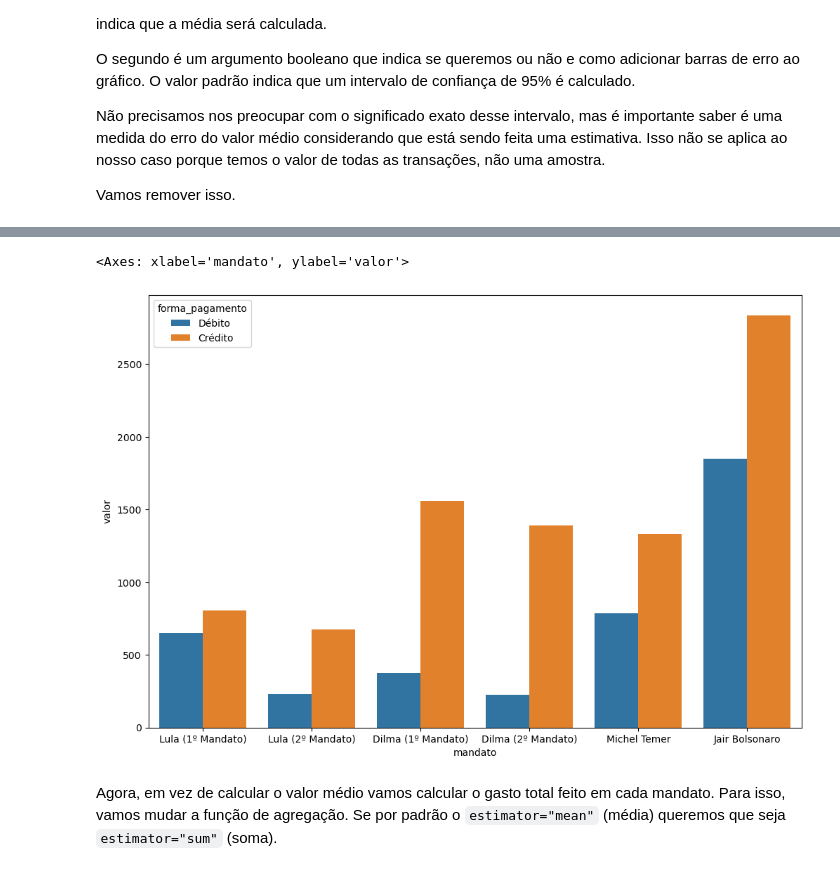
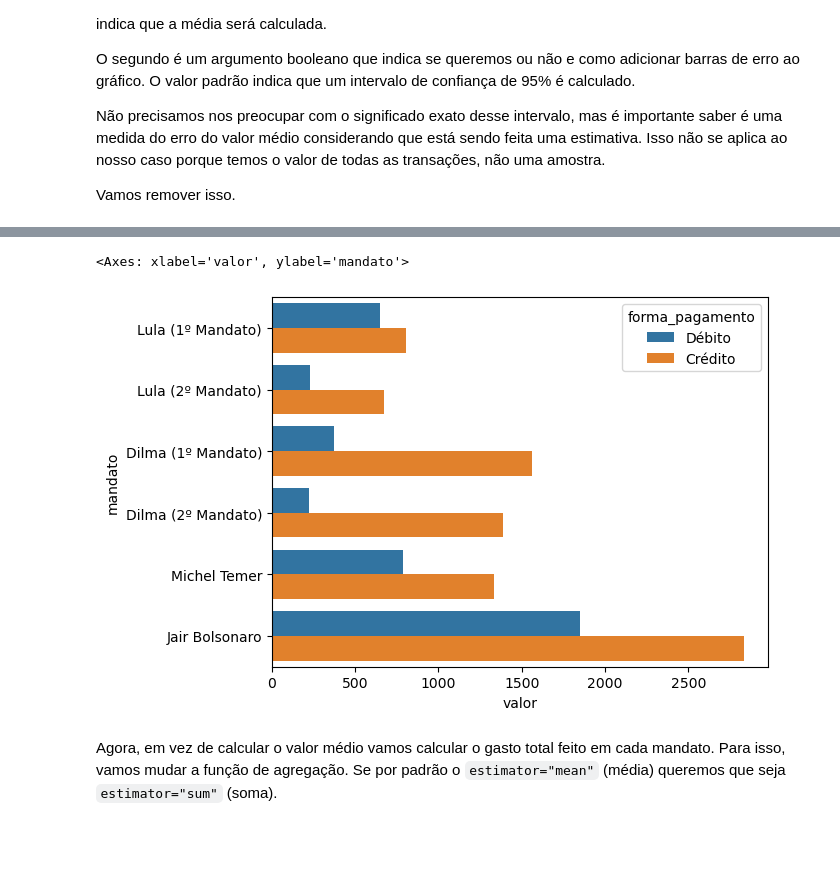
Before and after one commit to lthevenard/curso_prog, a Jupyter notebook: assets/_hidden/aula3.ipynb, the cells around one changed output, grey strips where cells are left out. Drawn from its saved outputs; the diff is of its cells as text; code cells hidden in the pictures; blank space fills up the shorter version.

```diff
--- a/assets/_hidden/aula3.ipynb
+++ b/assets/_hidden/aula3.ipynb
@@ -69,17 +67,14 @@ sns.barplot(
 Podemos calcular o valor médio para cada categoria introduzindo novamente o argumento `hue`
 # %%
-fig, ax = plt.subplots(figsize=(12, 8))
-
 sns.barplot(
-    x="mandato",
-    y="valor",
+    y="mandato",
+    x="valor",
     hue="forma_pagamento",
     errorbar=None,
     data=cartoes,
-    ax=ax,
 )
 # %% [output]
-<Axes: xlabel='mandato', ylabel='valor'>
+<Axes: xlabel='valor', ylabel='mandato'>
-[figure, old version]
+[figure, new version]
 # %% [markdown]
 Agora, em vez de calcular o valor médio vamos calcular o gasto total feito em cada mandato. Para isso, vamos mudar a função de agregação. Se por padrão o `estimator="mean"` (média) queremos que seja `estimator="sum"` (soma).
```
Also changed, not shown: parts of 32 cells of this notebook.
